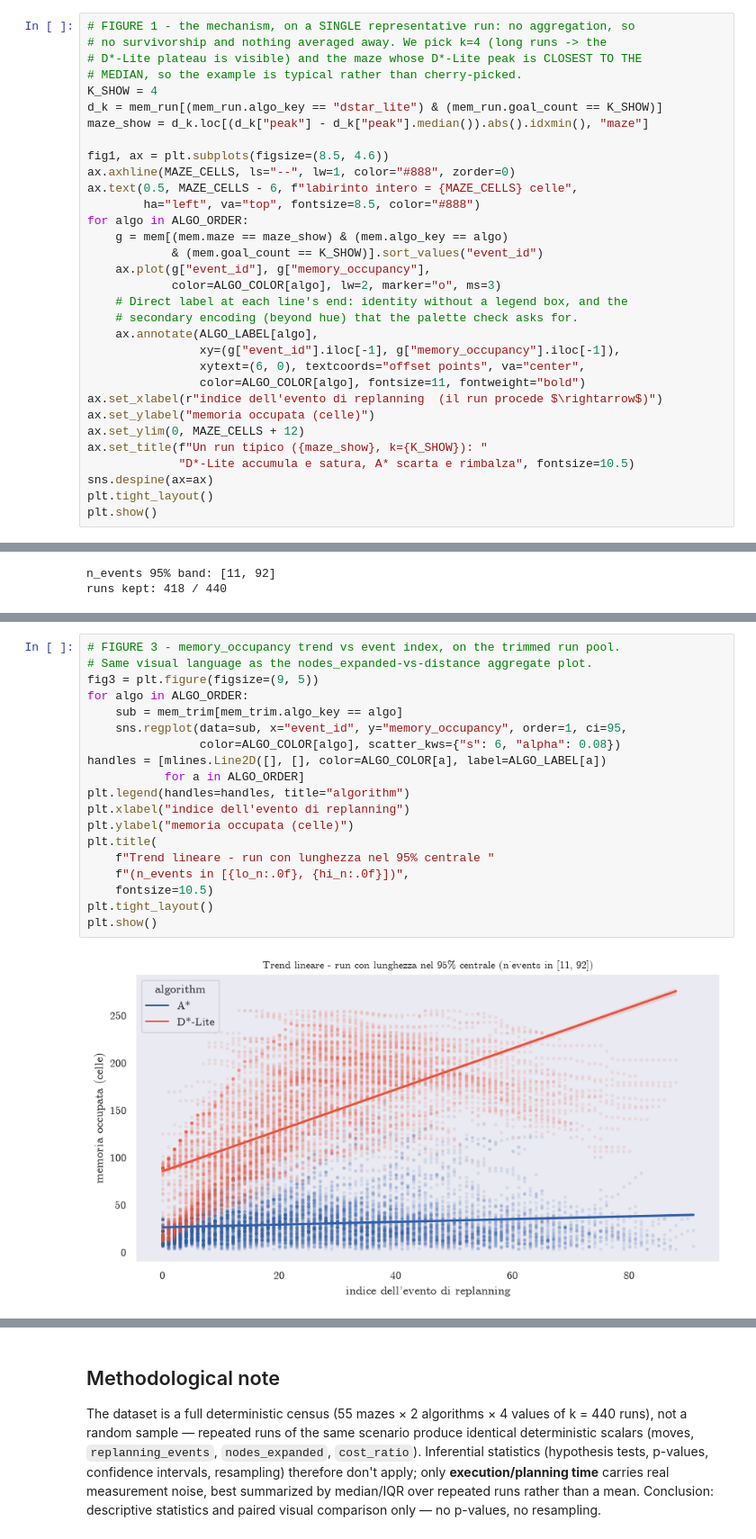
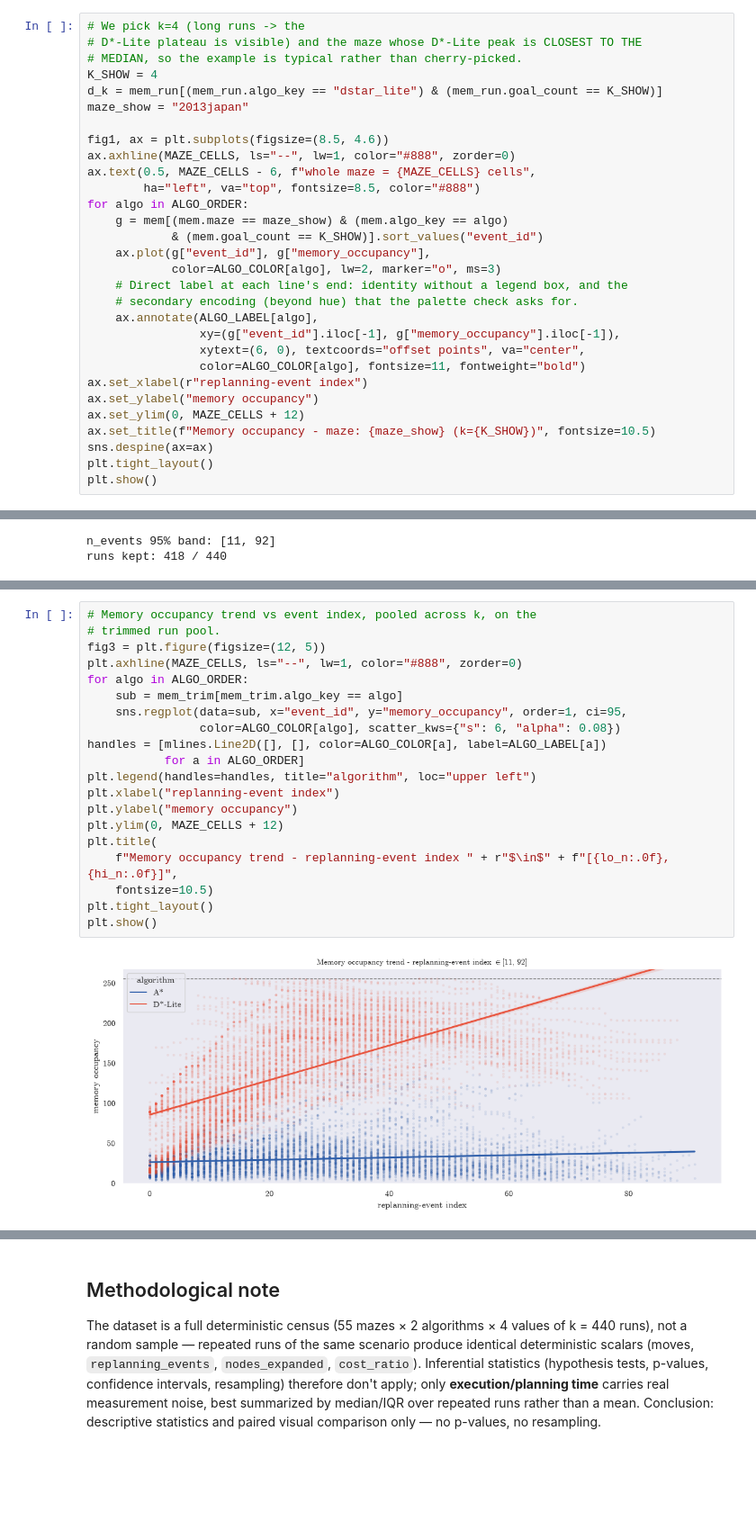
Before and after one commit to FrancescoGuarda/Rob-26-MazeSolver, a Jupyter notebook: notebooks/data_analysis.ipynb, the cells around one changed output, grey strips where cells are left out. Shown at 90% size. Saved outputs shown, nothing was run; the diff lists cells and outputs as text; blank space fills up the shorter version.

Commit message:
refined graphs

```diff
--- a/notebooks/data_analysis.ipynb
+++ b/notebooks/data_analysis.ipynb
@@ -422,15 +409,14 @@ dstar_lite   220        192.0   132.984072
 # %%
-# FIGURE 1 - the mechanism, on a SINGLE representative run: no aggregation, so
-# no survivorship and nothing averaged away. We pick k=4 (long runs -> the
+# We pick k=4 (long runs -> the
 # D*-Lite plateau is visible) and the maze whose D*-Lite peak is CLOSEST TO THE
 # MEDIAN, so the example is typical rather than cherry-picked.
 K_SHOW = 4
 d_k = mem_run[(mem_run.algo_key == "dstar_lite") & (mem_run.goal_count == K_SHOW)]
-maze_show = d_k.loc[(d_k["peak"] - d_k["peak"].median()).abs().idxmin(), "maze"]
+maze_show = "2013japan"
 
 fig1, ax = plt.subplots(figsize=(8.5, 4.6))
 ax.axhline(MAZE_CELLS, ls="--", lw=1, color="#888", zorder=0)
-ax.text(0.5, MAZE_CELLS - 6, f"labirinto intero = {MAZE_CELLS} celle",
+ax.text(0.5, MAZE_CELLS - 6, f"whole maze = {MAZE_CELLS} cells",
         ha="left", va="top", fontsize=8.5, color="#888")
 for algo in ALGO_ORDER:
     g = mem[(mem.maze == maze_show) & (mem.algo_key == algo)
@@ -443,11 +429,10 @@ for algo in ALGO_ORDER:
                 xy=(g["event_id"].iloc[-1], g["memory_occupancy"].iloc[-1]),
                 xytext=(6, 0), textcoords="offset points", va="center",
                 color=ALGO_COLOR[algo], fontsize=11, fontweight="bold")
-ax.set_xlabel(r"indice dell'evento di replanning  (il run procede $\rightarrow$)")
-ax.set_ylabel("memoria occupata (celle)")
+ax.set_xlabel(r"replanning-event index")
+ax.set_ylabel("memory occupancy")
 ax.set_ylim(0, MAZE_CELLS + 12)
-ax.set_title(f"Un run tipico ({maze_show}, k={K_SHOW}): "
-             "D*-Lite accumula e satura, A* scarta e rimbalza", fontsize=10.5)
+ax.set_title(f"Memory occupancy - maze: {maze_show} (k={K_SHOW})", fontsize=10.5)
 sns.despine(ax=ax)
 plt.tight_layout()
 plt.show()
@@ -557,24 +565,25 @@ runs kept: 418 / 440
 # %%
-# FIGURE 3 - memory_occupancy trend vs event index, on the trimmed run pool.
-# Same visual language as the nodes_expanded-vs-distance aggregate plot.
-fig3 = plt.figure(figsize=(9, 5))
+# Memory occupancy trend vs event index, pooled across k, on the
+# trimmed run pool.
+fig3 = plt.figure(figsize=(12, 5))
+plt.axhline(MAZE_CELLS, ls="--", lw=1, color="#888", zorder=0)
 for algo in ALGO_ORDER:
     sub = mem_trim[mem_trim.algo_key == algo]
     sns.regplot(data=sub, x="event_id", y="memory_occupancy", order=1, ci=95,
                 color=ALGO_COLOR[algo], scatter_kws={"s": 6, "alpha": 0.08})
 handles = [mlines.Line2D([], [], color=ALGO_COLOR[a], label=ALGO_LABEL[a])
            for a in ALGO_ORDER]
-plt.legend(handles=handles, title="algorithm")
-plt.xlabel("indice dell'evento di replanning")
-plt.ylabel("memoria occupata (celle)")
+plt.legend(handles=handles, title="algorithm", loc="upper left")
+plt.xlabel("replanning-event index")
+plt.ylabel("memory occupancy")
+plt.ylim(0, MAZE_CELLS + 12)
 plt.title(
-    f"Trend lineare - run con lunghezza nel 95% centrale "
-    f"(n_events in [{lo_n:.0f}, {hi_n:.0f}])",
+    f"Memory occupancy trend - replanning-event index " + r"$\in$" + f"[{lo_n:.0f}, {hi_n:.0f}]",
     fontsize=10.5)
 plt.tight_layout()
 plt.show()
 # %% [output]
-[figure, old version]
+[figure, new version]
 # %%
 fig3.savefig(FIGURES_DIR / "memory_vs_event_trend.svg", bbox_inches="tight")
 print(f"saved: {FIGURES_DIR / 'memory_vs_event_trend.svg'}")
```
Also changed, not shown: parts of 20 cells of this notebook.
